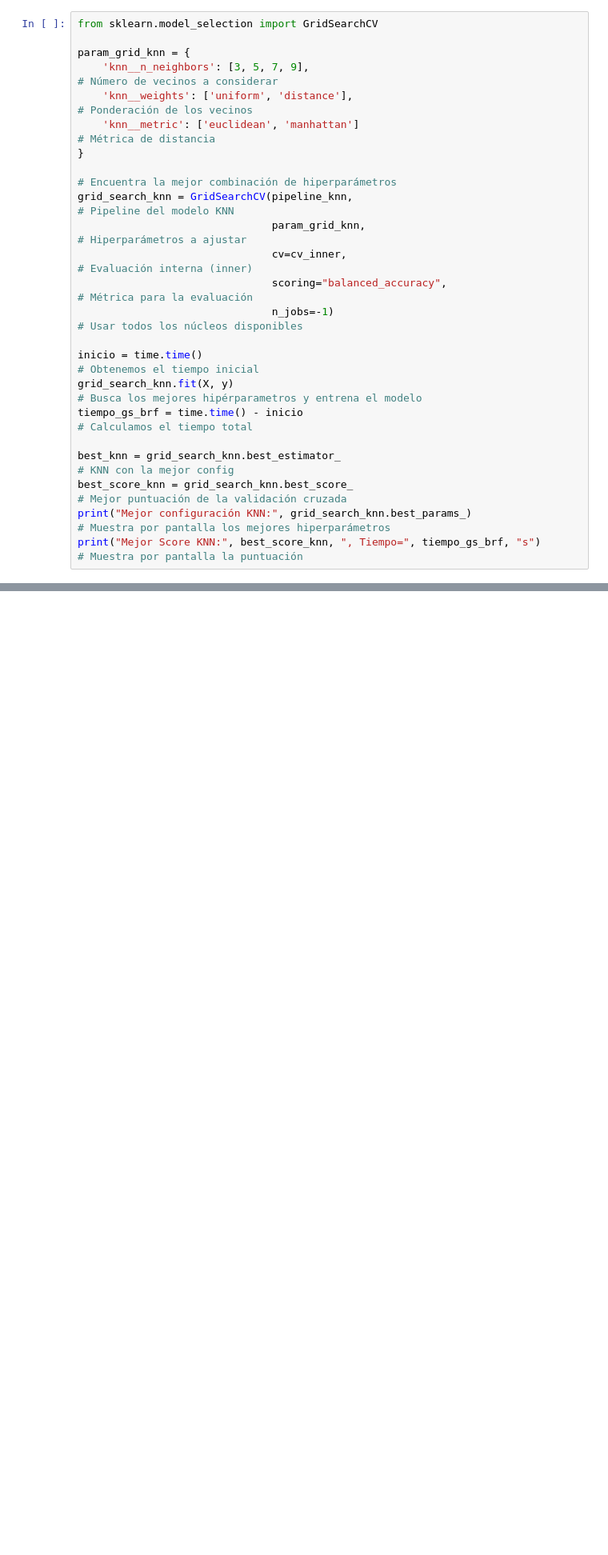
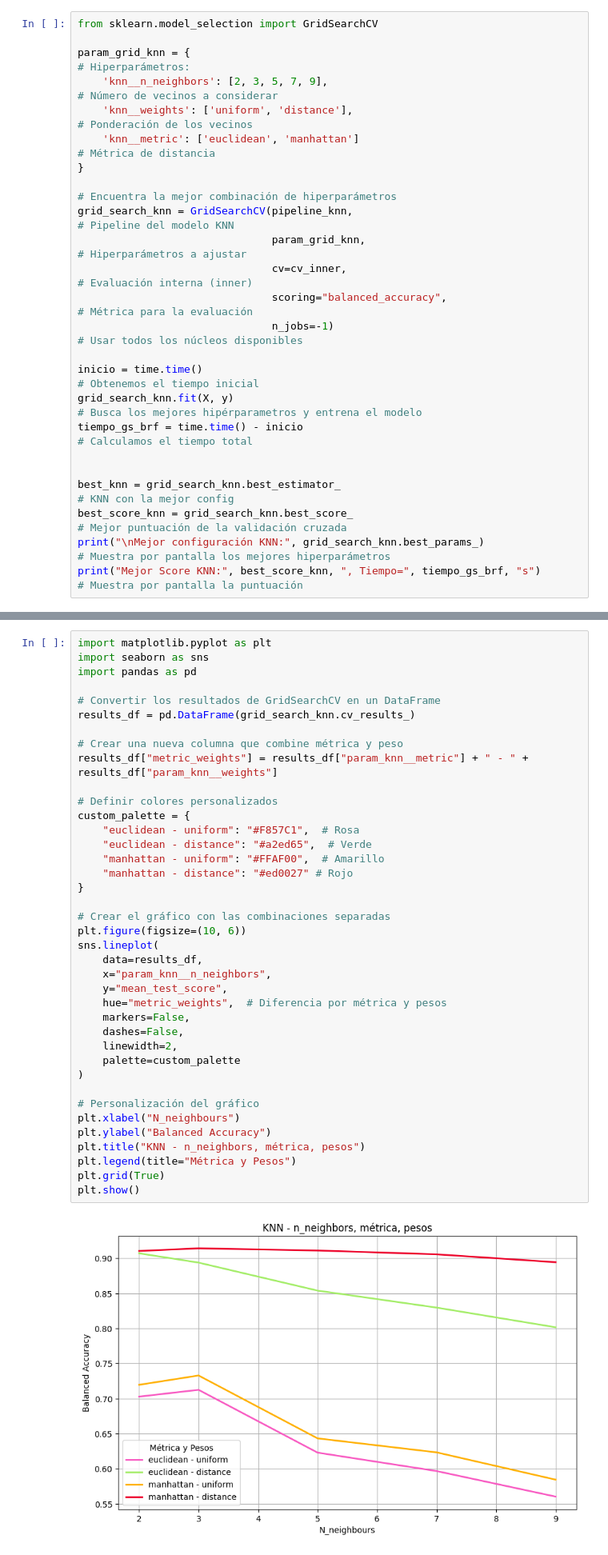
Before and after one commit to kevinMGII/Grupo7-Practica1, a Jupyter notebook: Grupo7_Practica1.ipynb, the cells around one changed output, grey strips where cells are left out. Shown at 80% size. Drawn from its saved outputs; the diff is of its cells as text; blank space fills up the shorter version.

Commit message:
Gráficos y conclusión terminado de la parte 4!!!

```diff
--- a/Grupo7_Practica1.ipynb
+++ b/Grupo7_Practica1.ipynb
@@ -457,8 +465,8 @@ Score= 0.9177751768797971 , Tiempo= 2.3519439697265625 s
 # %%
 from sklearn.model_selection import GridSearchCV
 
-param_grid_knn = {
-    'knn__n_neighbors': [3, 5, 7, 9],                                           # Número de vecinos a considerar
+param_grid_knn = {                                                              # Hiperparámetros:
+    'knn__n_neighbors': [2, 3, 5, 7, 9],                                           # Número de vecinos a considerar
     'knn__weights': ['uniform', 'distance'],                                    # Ponderación de los vecinos
     'knn__metric': ['euclidean', 'manhattan']                                   # Métrica de distancia
 }
@@ -473,9 +481,10 @@ inicio = time.time()
 grid_search_knn.fit(X, y)                                                       # Busca los mejores hipérparametros y entrena el modelo
 tiempo_gs_brf = time.time() - inicio                                            # Calculamos el tiempo total
 
+
 best_knn = grid_search_knn.best_estimator_                                      # KNN con la mejor config
 best_score_knn = grid_search_knn.best_score_                                    # Mejor puntuación de la validación cruzada
-print("Mejor configuración KNN:", grid_search_knn.best_params_)                 # Muestra por pantalla los mejores hiperparámetros
+print("\nMejor configuración KNN:", grid_search_knn.best_params_)                 # Muestra por pantalla los mejores hiperparámetros
 print("Mejor Score KNN:", best_score_knn, ", Tiempo=", tiempo_gs_brf, "s")      # Muestra por pantalla la puntuación
 # %% [output]
 Mejor configuración KNN: {'knn__metric': 'manhattan', 'knn__n_neighbors': 3, 'knn__weights': 'distance'}
@@ -565,0 +589,41 @@ Mejor score BRF: 0.9251547961407155 , Tiempo= 226.7458176612854 s
+# %%
+import matplotlib.pyplot as plt
+import seaborn as sns
+import pandas as pd
+
+# Convertir los resultados de GridSearchCV en un DataFrame
+results_df = pd.DataFrame(grid_search_knn.cv_results_)
+
+# Crear una nueva columna que combine métrica y peso
+results_df["metric_weights"] = results_df["param_knn__metric"] + " - " + results_df["param_knn__weights"]
+
+# Definir colores personalizados
+custom_palette = {
+    "euclidean - uniform": "#F857C1",  # Rosa
+    "euclidean - distance": "#a2ed65",  # Verde
+    "manhattan - uniform": "#FFAF00",  # Amarillo
+    "manhattan - distance": "#ed0027" # Rojo
+}
+
+# Crear el gráfico con las combinaciones separadas
+plt.figure(figsize=(10, 6))
+sns.lineplot(
+    data=results_df,
+    x="param_knn__n_neighbors",
+    y="mean_test_score",
+    hue="metric_weights",  # Diferencia por métrica y pesos
+    markers=False,
+    dashes=False,
+    linewidth=2,
+    palette=custom_palette
+)
+
+# Personalización del gráfico
+plt.xlabel("N_neighbours")
+plt.ylabel("Balanced Accuracy")
+plt.title("KNN - n_neighbors, métrica, pesos")
+plt.legend(title="Métrica y Pesos")
+plt.grid(True)
+plt.show()
+# %% [output]
+[figure, added]
```
Also changed, not shown: parts of 42 cells of this notebook.
